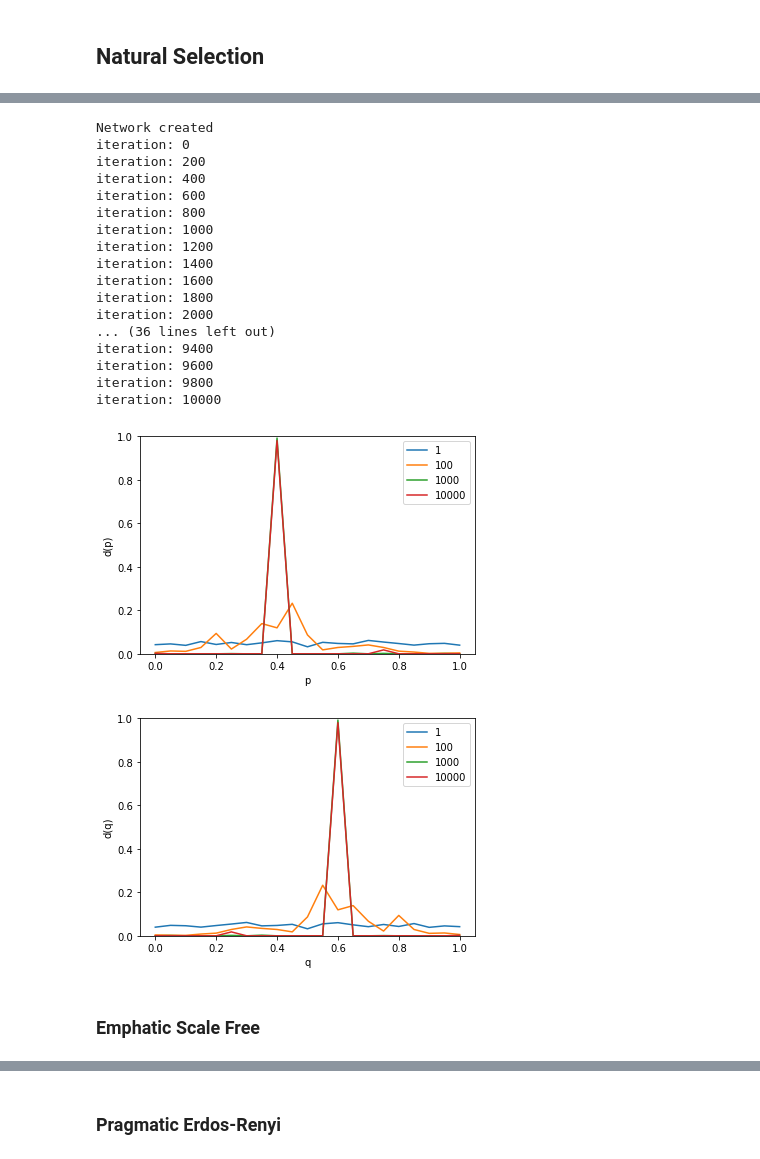
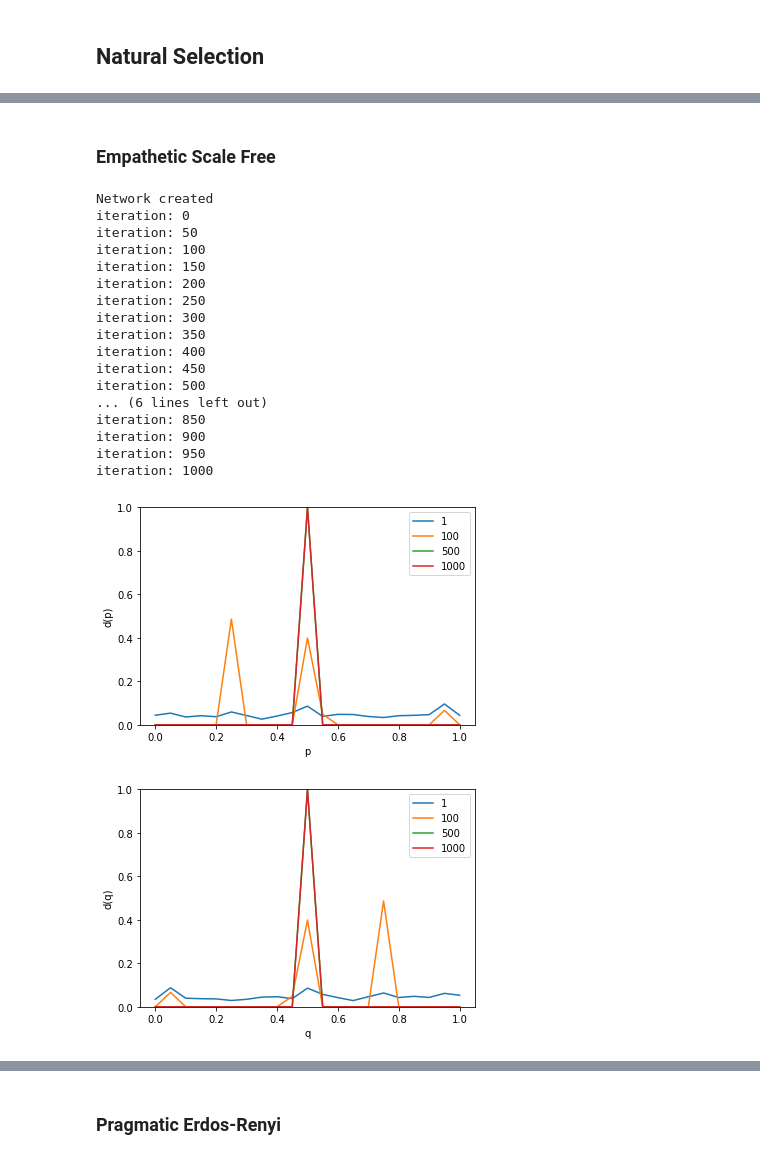
Before and after one commit to rufimelo99/UltimatumGame, a Jupyter notebook: UltimatumGame.ipynb, the cells around one changed output, grey strips where cells are left out. Drawn from its saved outputs; the diff is of its cells as text; code cells hidden in the pictures.

```diff
--- a/UltimatumGame.ipynb
+++ b/UltimatumGame.ipynb
@@ -15,7 +15,7 @@ mapValuesIndex = {0: 0, 0.05: 1, 0.1: 2, 0.15: 3, 0.2:4, 0.25: 5, 0.3: 6, 0.35:
 mapIndexValues = {0: 0, 1: 0.05, 2: 0.1, 3: 0.15, 4:0.2, 5: 0.25, 6: 0.3, 7: 0.35, 8: 0.4, 9: 0.45, 10: 5, 11: 5.5, 12: 6, 13: 6.5, 14: 7, 15: 7.5, 16: 8, 17: 8.5, 18: 9, 19: 9.5, 20: 1}
 
 class PlayerRole(Enum):
-    EMPATHIC = 1
+    EMPATHETIC = 1
     PRAGMATIC = 2
     INDEPENDENT = 3
 
@@ -34,7 +34,7 @@ class Player:
         self.gamesPlayed=0
 
     def attributeStrategy(self):
-      if self.PlayerRole == PlayerRole.EMPATHIC :
+      if self.PlayerRole == PlayerRole.EMPATHETIC :
         self.pValue = random.choice(bargainValues)
         self.qValue = self.pValue
       elif self.PlayerRole == PlayerRole.PRAGMATIC :
@@ -62,7 +62,7 @@ class Player:
 import networkx as nx
 import matplotlib.pyplot as plt
 
-stopsForGraphs = [1,100,1000,10000, 20000]
+stopsForGraphs = [1,100,500,1000,10000,20000,50000,100000,1000000]
 
 class ultimatumGame:
 
@@ -89,7 +89,7 @@ class ultimatumGame:
             player = Player(i, PlayerRole)
             player.neighbours = list(self.graph.adj[i])
 
-            if PlayerRole == PlayerRole.EMPATHIC :
+            if PlayerRole == PlayerRole.EMPATHETIC :
               player.pValue = pValuesForAll[i]
               player.qValue = player.pValue
             elif PlayerRole == PlayerRole.PRAGMATIC :
@@ -98,7 +98,6 @@ class ultimatumGame:
             elif PlayerRole == PlayerRole.INDEPENDENT :
               player.pValue = pValuesForAll[i]
               player.qValue = qValuesForAll[i]
-
 
             self.Players[i]=player
         print("Network created")
@@ -174,14 +173,15 @@ class ultimatumGame:
         if player.neighbours!=[]:
 
           player.AvgPayoff = player.ComulativePayoff/player.gamesPlayed
+
+          #updating lowerPayoff if necessary
+          if player.ComulativePayoff<lowerPayoff:
+            lowerPayoff=player.ComulativePayoff
+            lowerPayoffId=player.id
+
           #reseting payoffs of that round
           player.ComulativePayoff = 0
           player.gamesPlayed = 0
-          #updating lowerPayoff if necessary
-          if player.AvgPayoff<lowerPayoff:
-            lowerPayoff=player.AvgPayoff
-            lowerPayoffId=player.id
-
 
       #Social penalty
       #see neigbours policy->comunidaades
@@ -206,8 +278,10 @@ class ultimatumGame:
+# %% [markdown]
+### Empathetic Scale Free
 # %%
-NPLAYERS =  1000
-NITERATIONS = 10001
+NPLAYERS =  500
+NITERATIONS = 1001
 
-game = ultimatumGame(NPLAYERS, PlayerRole.EMPATHIC, ScaleFree=False)
+game = ultimatumGame(NPLAYERS, PlayerRole.EMPATHETIC, ScaleFree=True)
 
 #pValues
 offersDicInitial = mapValuesIndex.copy()
@@ -219,7 +293,7 @@ thresholdDic = {}
 
 #run episodes
 for iteration in range(NITERATIONS):
-  if iteration%(NITERATIONS//50)==0:
+  if iteration%(NITERATIONS//20)==0:
     print("iteration: "+str(iteration))
   offersDicInitial,offerDic,thresholdDicInitial,thresholdDic = game.runEpisode(iteration,offersDicInitial,offerDic,thresholdDicInitial,thresholdDic,stopsForGraphs, NaturalSelection=True, SocialPenalty=False)
 
@@ -227,52 +301,50 @@ for iteration in range(NITERATIONS):
 
 plt.plot(bargainValues, np.array(list(offerDic[1].values()))/sum(np.array(list(offerDic[1].values()))) , label = "1" )
 plt.plot(bargainValues, np.array(list(offerDic[100].values()))/sum(np.array(list(offerDic[100].values()))) , label = "100" )
+plt.plot(bargainValues, np.array(list(offerDic[500].values()))/sum(np.array(list(offerDic[500].values()))) , label = "500" )
 plt.plot(bargainValues, np.array(list(offerDic[1000].values()))/sum(np.array(list(offerDic[1000].values()))) , label = "1000" )
-plt.plot(bargainValues, np.array(list(offerDic[10000].values()))/sum(np.array(list(offerDic[10000].values()))) , label = "10000" )
 
 # naming the x axis
 plt.xlabel('p')
 # naming the y axis
 plt.ylabel('d(p)')
 # show a legend on the plot
 plt.legend()
 plt.ylim(bottom=0)
 plt.ylim(top=1)
 plt.show()
 
 plt.plot(bargainValues, np.array(list(thresholdDic[1].values()))/sum(np.array(list(thresholdDic[1].values()))) , label = "1" )
 plt.plot(bargainValues, np.array(list(thresholdDic[100].values()))/sum(np.array(list(thresholdDic[100].values()))) , label = "100" )
+plt.plot(bargainValues, np.array(list(thresholdDic[500].values()))/sum(np.array(list(thresholdDic[500].values()))) , label = "500" )
 plt.plot(bargainValues, np.array(list(thresholdDic[1000].values()))/sum(np.array(list(thresholdDic[1000].values()))) , label = "1000" )
-plt.plot(bargainValues, np.array(list(thresholdDic[10000].values()))/sum(np.array(list(thresholdDic[10000].values()))) , label = "10000" )
 
 # naming the x axis
 plt.xlabel('q')
 # naming the y axis
 plt.ylabel('d(q)')
 # show a legend on the plot
 plt.legend()
 plt.ylim(bottom=0)
 plt.ylim(top=1)
 plt.show()
 # %% [output]
 Network created
 iteration: 0
+iteration: 50
+iteration: 100
+iteration: 150
 iteration: 200
+iteration: 250
+iteration: 300
+iteration: 350
 iteration: 400
-iteration: 600
-iteration: 800
+iteration: 450
+iteration: 500
+... (6 lines left out)
+iteration: 850
+iteration: 900
+iteration: 950
 iteration: 1000
-iteration: 1200
-iteration: 1400
-iteration: 1600
-iteration: 1800
-iteration: 2000
-... (36 lines left out)
-iteration: 9400
-iteration: 9600
-iteration: 9800
-iteration: 10000
-[figure, old version]
+[figure, new version]
-[figure, old version]
+[figure, new version]
-# %% [markdown]
-### Emphatic Scale Free
```
Also changed, not shown: parts of 44 cells of this notebook.
